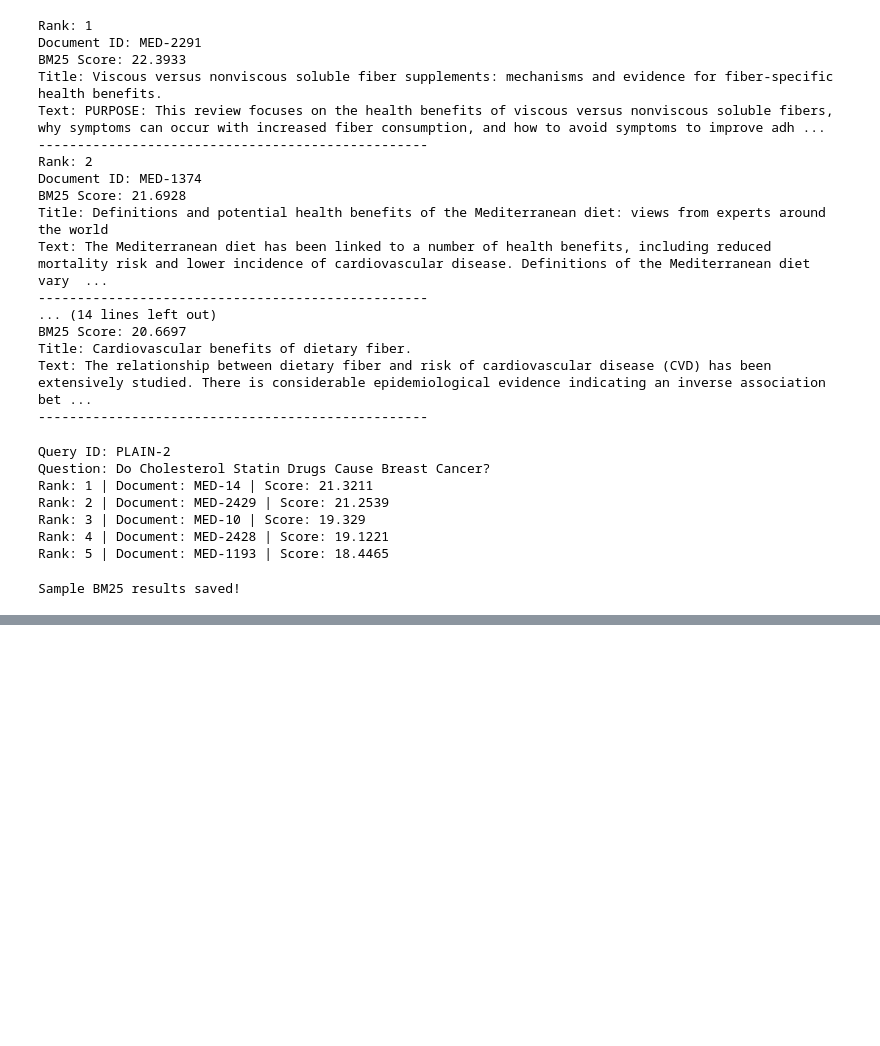
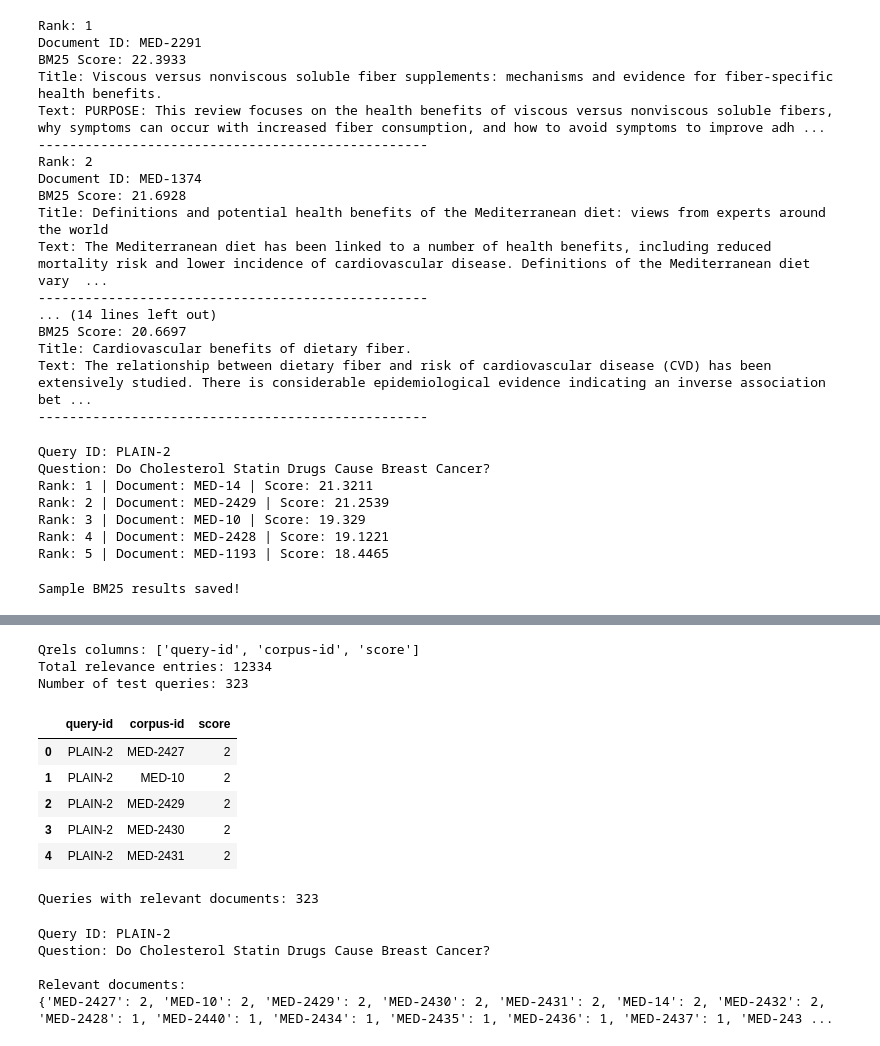
Before and after one commit to rachana1707-S/Adaptive-MedRAG, a Jupyter notebook: notebooks/01_retrieval.ipynb, the cells around one changed output, grey strips where cells are left out. Cells and saved outputs as stored; diff of their text form; code cells hidden in the pictures; blank space fills up the shorter version.

```diff
--- a/notebooks/01_retrieval.ipynb
+++ b/notebooks/01_retrieval.ipynb
@@ -294,0 +300,60 @@ Sample BM25 results saved!
+# %%
+# Checking the relevance labels from NFCorpus
+# These labels show which documents are relevant to each query
+
+print("Qrels columns:", qrels_df.columns.tolist())
+
+print("Total relevance entries:", len(qrels_df))
+
+print("Number of test queries:", qrels_df["query-id"].nunique())
+
+display(qrels_df.head())
+# %% [output]
+Qrels columns: ['query-id', 'corpus-id', 'score']
+Total relevance entries: 12334
+Number of test queries: 323
+|  | query-id | corpus-id | score |
+| 0 | PLAIN-2 | MED-2427 | 2 |
+| 1 | PLAIN-2 | MED-10 | 2 |
+| 2 | PLAIN-2 | MED-2429 | 2 |
+| 3 | PLAIN-2 | MED-2430 | 2 |
+| 4 | PLAIN-2 | MED-2431 | 2 |
+# %%
+# Creating a dictionary to store relevant documents for each query
+# We will use this to compare against the BM25 search results
+
+qrels = {}
+
+for _, row in qrels_df.iterrows():
+
+    query_id = str(row["query-id"])
+    doc_id = str(row["corpus-id"])
+    relevance = int(row["score"])
+
+    # Only keeping documents with positive relevance scores
+    if relevance > 0:
+
+        if query_id not in qrels:
+            qrels[query_id] = {}
+
+        qrels[query_id][doc_id] = relevance
+
+print("Queries with relevant documents:", len(qrels))
+# %% [output]
+Queries with relevant documents: 323
+# %%
+# Checking one query and its relevant documents
+
+sample_query_id = list(qrels.keys())[0]
+
+print("Query ID:", sample_query_id)
+print("Question:", queries[sample_query_id])
+
+print("\nRelevant documents:")
+print(qrels[sample_query_id])
+# %% [output]
+Query ID: PLAIN-2
+Question: Do Cholesterol Statin Drugs Cause Breast Cancer?
+
+Relevant documents:
+{'MED-2427': 2, 'MED-10': 2, 'MED-2429': 2, 'MED-2430': 2, 'MED-2431': 2, 'MED-14': 2, 'MED-2432': 2, 'MED-2428': 1, 'MED-2440': 1, 'MED-2434': 1, 'MED-2435': 1, 'MED-2436': 1, 'MED-2437': 1, 'MED-243 ...
```
Also changed, not shown: parts of 11 cells of this notebook.
